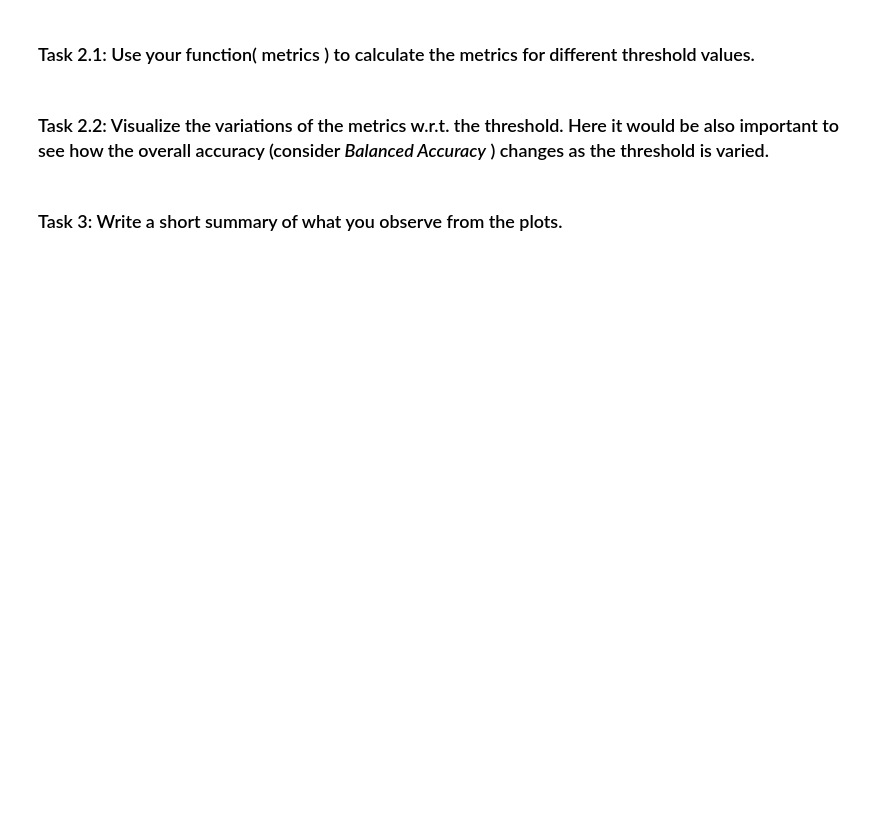
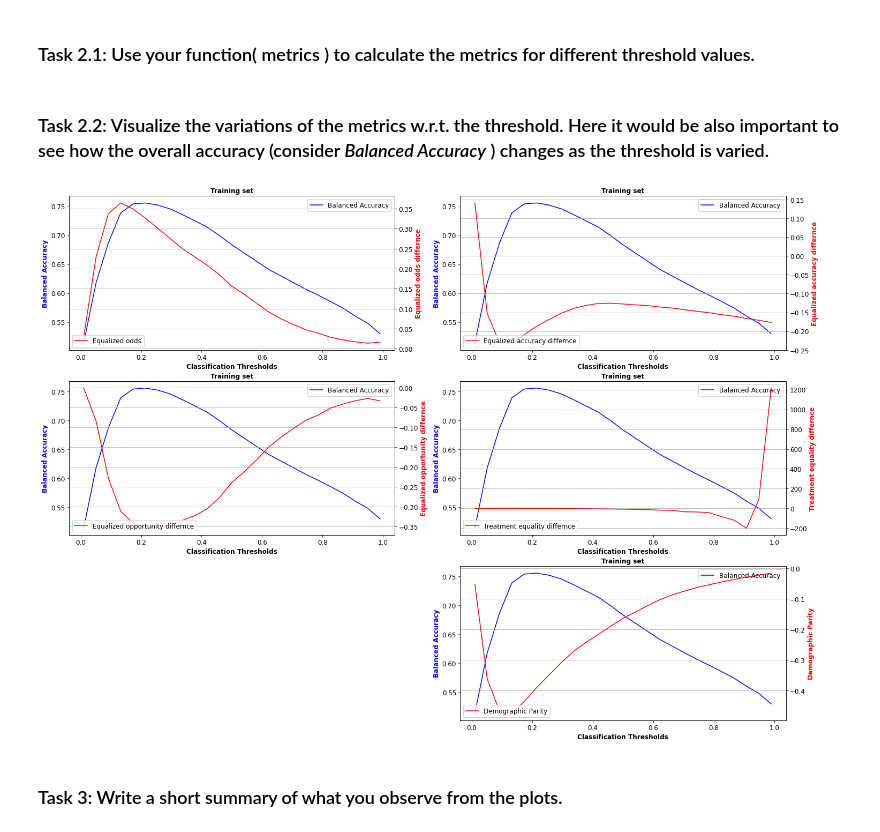
Before and after one commit to mbp-lab/wise2021_bias_ai, a Jupyter notebook: Notebooks/Bias_metrics.ipynb, the cells around one changed output. Saved outputs shown, nothing was run; the diff lists cells and outputs as text; code cells hidden in the pictures; blank space fills up the shorter version.

```diff
--- a/Notebooks/Bias_metrics.ipynb
+++ b/Notebooks/Bias_metrics.ipynb
@@ -291,10 +399,96 @@ for threshold in all_thresh:
 # %% [markdown]
 ### Task 2.2: Visualize the variations of the metrics w.r.t. the threshold. Here it would be also important to see how the overall accuracy (consider  *Balanced Accuracy* ) changes as the threshold is varied.
 # %%
-    #####################################################
-    #                   Your code                       #
-    #####################################################
+fig, ax = plt.subplots(3,2,figsize=(24,18))
 
-    # hint: try to visualize the tradeoff between balanced accuracy and the various metrics
+# plot of Balanced accuracy versus threshold
+ax[0,0].plot(all_thresh, accuracy, color='b')
+ax[0,0].set_title('Training set', fontsize=12, fontweight='bold')
+ax[0,0].set_xlabel('Classification Thresholds', fontsize=12, fontweight='bold')
+ax[0,0].set_ylabel('Balanced Accuracy', color='b', fontsize=12, fontweight='bold')
+ax[0,0].xaxis.set_tick_params(labelsize=12)
+ax[0,0].yaxis.set_tick_params(labelsize=12)
+ax[0,0].legend(["Balanced Accuracy"], fontsize=12)
+
+# plot of Equalized odds differnce versus threshold
+ax2 = ax[0,0].twinx()
+ax2.plot(all_thresh, eq_odds, color='r')
+ax2.set_ylabel('Equalized odds differnce', color='r', fontsize=12, fontweight='bold')
+ax2.yaxis.set_tick_params(labelsize=12)
+ax2.grid(True)
+ax2.legend(["Equalized odds"], fontsize=12, loc="lower left")
+
+# plot of Balanced accuracy versus threshold
+ax[0,1].plot(all_thresh, accuracy, color='b')
+ax[0,1].set_title('Training set', fontsize=12, fontweight='bold')
+ax[0,1].set_xlabel('Classification Thresholds', fontsize=12, fontweight='bold')
+ax[0,1].set_ylabel('Balanced Accuracy', color='b', fontsize=12, fontweight='bold')
+ax[0,1].xaxis.set_tick_params(labelsize=12)
+ax[0,1].yaxis.set_tick_params(labelsize=12)
+ax[0,1].legend(["Balanced Accuracy"], fontsize=12)
+
+# plot of Equalized accuracy differnce versus threshold
+ax2 = ax[0,1].twinx()
+ax2.plot(all_thresh, eq_accuracy, color='r')
+ax2.set_ylabel('Equalized accuracy differnce', color='r', fontsize=12, fontweight='bold')
+ax2.yaxis.set_tick_params(labelsize=12)
+ax2.grid(True)
+ax2.legend(["Equalized accuracy differnce"], fontsize=12, loc="lower left")
+
+# plot of Balanced accuracy versus threshold
+ax[1,0].plot(all_thresh, accuracy, color='b')
+ax[1,0].set_title('Training set', fontsize=12, fontweight='bold')
+ax[1,0].set_xlabel('Classification Thresholds', fontsize=12, fontweight='bold')
+ax[1,0].set_ylabel('Balanced Accuracy', color='b', fontsize=12, fontweight='bold')
+ax[1,0].xaxis.set_tick_params(labelsize=12)
+ax[1,0].yaxis.set_tick_params(labelsize=12)
+ax[1,0].legend(["Balanced Accuracy"], fontsize=12)
+
+# plot of Equalized opportunity differnce versus threshold
+ax2 = ax[1,0].twinx()
+ax2.plot(all_thresh, eq_oppor, color='r')
+ax2.set_ylabel('Equalized opportunity differnce', color='r', fontsize=12, fontweight='bold')
+ax2.yaxis.set_tick_params(labelsize=12)
+ax2.grid(True)
+ax2.legend(["Equalized opportunity differnce"], fontsize=12, loc="lower left")
+
+# plot of Balanced accuracy versus threshold
+ax[1,1].plot(all_thresh, accuracy, color='b')
+ax[1,1].set_title('Training set', fontsize=12, fontweight='bold')
+ax[1,1].set_xlabel('Classification Thresholds', fontsize=12, fontweight='bold')
+ax[1,1].set_ylabel('Balanced Accuracy', color='b', fontsize=12, fontweight='bold')
+ax[1,1].xaxis.set_tick_params(labelsize=12)
+ax[1,1].yaxis.set_tick_params(labelsize=12)
+ax[1,1].legend(["Balanced Accuracy"], fontsize=12)
+
+# plot of Treatment equality differnce versus threshold
+ax2 = ax[1,1].twinx()
+ax2.plot(all_thresh, Treatment, color='r')
+ax2.set_ylabel('Treatment equality differnce', color='r', fontsize=12, fontweight='bold')
+ax2.yaxis.set_tick_params(labelsize=12)
+ax2.grid(True)
+ax2.legend(["Treatment equality differnce"], fontsize=12, loc="lower left")
+
+
+# plot of Balanced accuracy versus threshold
+ax[2,1].plot(all_thresh, accuracy, color='b')
+ax[2,1].set_title('Training set', fontsize=12, fontweight='bold')
+ax[2,1].set_xlabel('Classification Thresholds', fontsize=12, fontweight='bold')
+ax[2,1].set_ylabel('Balanced Accuracy', color='b', fontsize=12, fontweight='bold')
+ax[2,1].xaxis.set_tick_params(labelsize=12)
+ax[2,1].yaxis.set_tick_params(labelsize=12)
+ax[2,1].legend(["Balanced Accuracy"], fontsize=12)
+
+# plot of Demographic Parity versus threshold
+ax2 = ax[2,1].twinx()
+ax2.plot(all_thresh, demo_par, color='r')
+ax2.set_ylabel('Demographic Parity', color='r', fontsize=12, fontweight='bold')
+ax2.yaxis.set_tick_params(labelsize=12)
+ax2.grid(True)
+ax2.legend(["Demographic Parity"], fontsize=12, loc="lower left")
+
+fig.delaxes(ax[2][0])
+# %% [output]
+[figure, added]
 # %% [markdown]
 ### Task 3: Write a short summary of what you observe from the plots.
```
Also changed, not shown: parts of 7 cells of this notebook.
